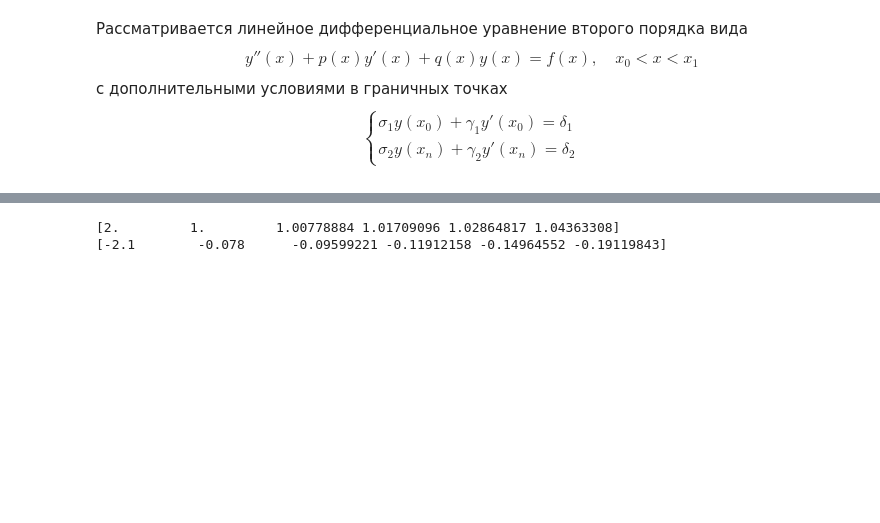
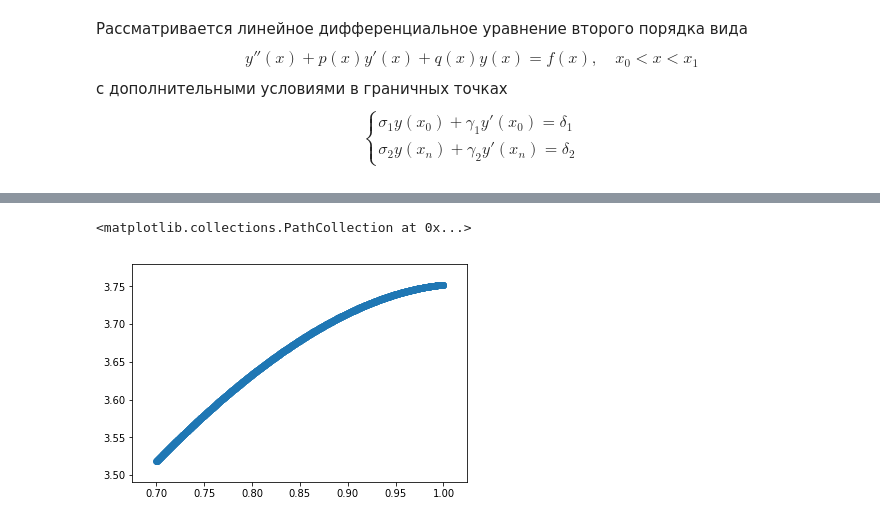
Before and after one commit to Sorrow321/NM, a Jupyter notebook: DifEq.ipynb, the cells around one changed output, grey strips where cells are left out. Cells and saved outputs as stored; diff of their text form; code cells hidden in the pictures; blank space fills up the shorter version.

```diff
--- a/DifEq.ipynb
+++ b/DifEq.ipynb
@@ -418,28 +418,45 @@ def method(x_0, x_n, p, q, f, sigma, gamma, delta, n):
     grid = dict() # используем структуру данных "словарь" (ассоциативный массив) для хранения сетки
 
     # прогоночные коэффициенты
-    alpha[0] = 0 # нулевые коэффициенты - не используются
-    beta[0] = 0
 
     alpha = np.empty(n + 1)
     beta = np.empty(n + 1)
 
+    alpha[0] = 0 # нулевые коэффициенты - не используются
+    beta[0] = 0
     alpha[1] = -gamma[0] / (sigma[0] * h - gamma[0])
     beta[1] = delta[0] / (sigma[0] - (gamma[0] / h))
 
-    for i in range(1, n):
+    for i in range(1, n): # вычисление прогоночных коэффициентов
         alpha[i + 1] = -B_coef(i) / (A_coef(i) * alpha[i] + C_coef(i))
         beta[i + 1] = (F_coef(i) - A_coef(i) * beta[i]) / (A_coef(i) * alpha[i] + C_coef(i))
-    print(alpha)
-    print(beta)
+
+    matrix = np.empty((2, 2)) # коэффициенты системы
+    target = np.empty(2) # свободные члены
+
+    matrix[0][0] = 1
+    matrix[0][1] = -alpha[n]
+    matrix[1][0] = 1
+    matrix[1][1] = -(sigma[1] * h + gamma[1]) / gamma[1]
+    target[0] = beta[n]
+    target[1] = -delta[1] * h / gamma[1]
+    sol = np.linalg.solve(matrix, target)
+    grid[x_0 + n*h] = sol[1]
+    grid[x_0 + (n - 1)*h] = sol[0]
+    for i in range(n - 2, -1, -1):
+        grid[x_0 + i * h] = alpha[i + 1] * grid[x_0 + (i + 1)*h] + beta[i + 1]
+    return grid
 # %%
 def p(x):
     return -3*x
 def q(x):
     return 2
 def f(x):
     return 1.5
-method(0.7, 1, p, q, f, [0, 0.5], [1, 1], [1.3, 2], 5)
+res = method(0.7, 1, p, q, f, [0, 0.5], [1, 1], [1.3, 2], 1000)
+solution = np.array(list(res.items())) # превращаем словарь в массив пар (x, y)
+solution = solution[::-1] # переворачиваем массив
+plt.pyplot.scatter(x=solution[:, 0], y=solution[:, 1])
 # %% [output]
-[2.         1.         1.00778884 1.01709096 1.02864817 1.04363308]
-[-2.1        -0.078      -0.09599221 -0.11912158 -0.14964552 -0.19119843]
+<matplotlib.collections.PathCollection at 0x...>
+[figure, added]
```
Also changed, not shown: parts of 4 cells of this notebook.
